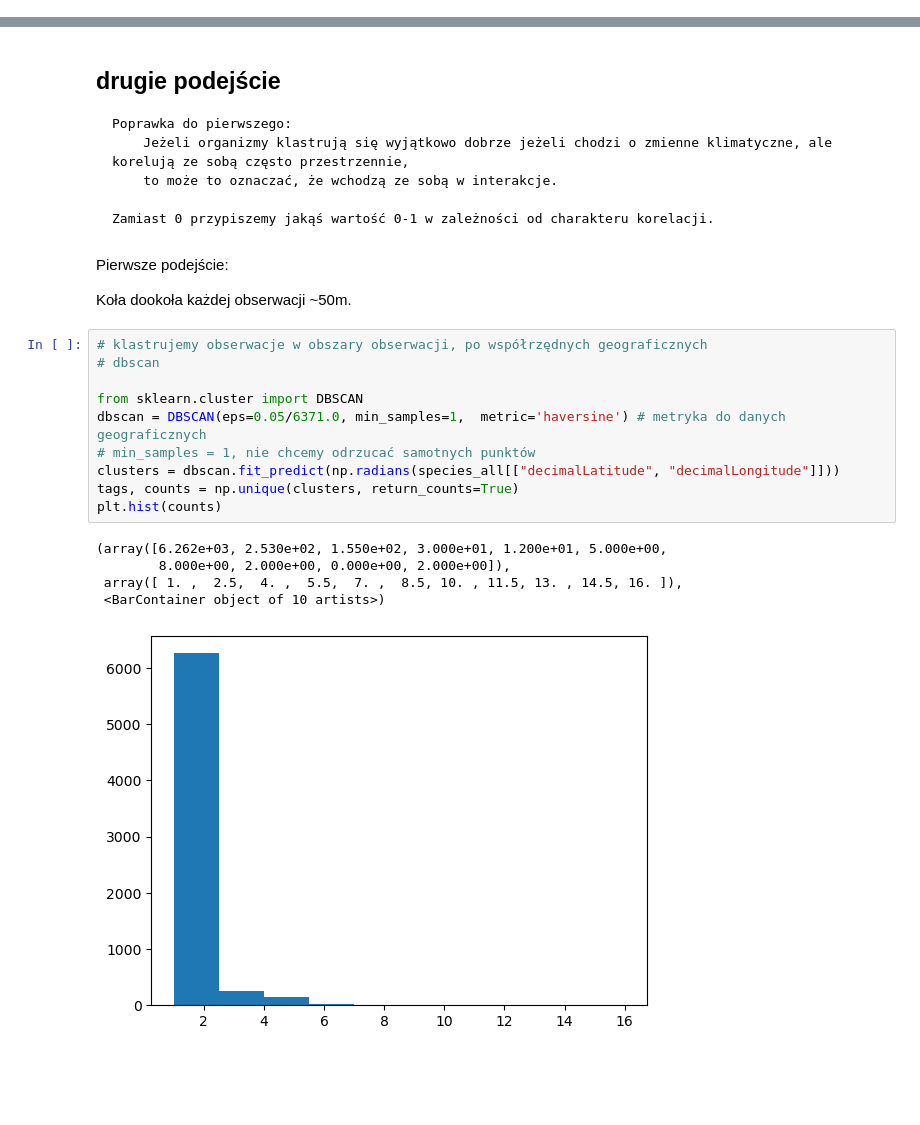
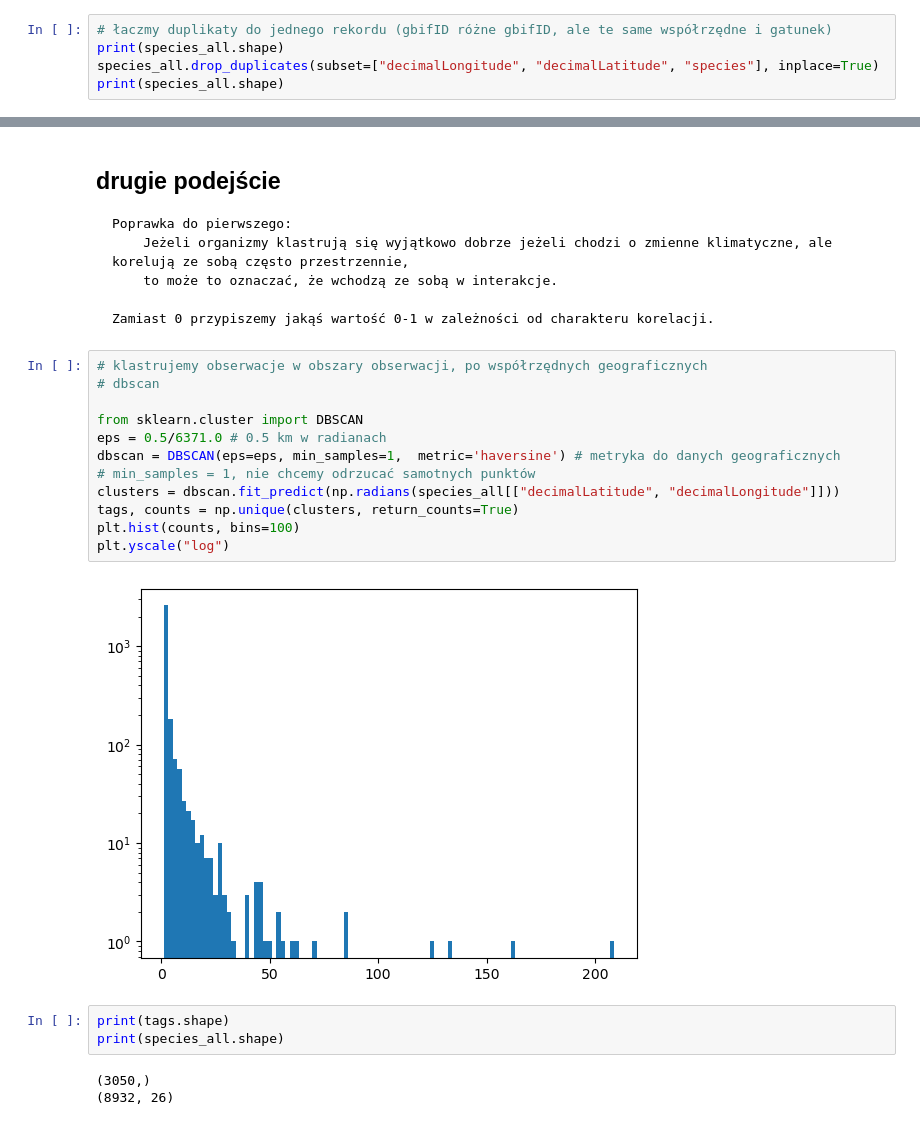
Before and after one commit to Kajsyr/Tatrzanskie-modelowanie, a Jupyter notebook: scratchbooks/scratch2.ipynb, the cells around one changed output, grey strips where cells are left out. Drawn from its saved outputs; the diff is of its cells as text; blank space fills up the shorter version.

````diff
--- a/scratchbooks/scratch2.ipynb
+++ b/scratchbooks/scratch2.ipynb
@@ -39,0 +65,5 @@ Name: count, dtype: int64
+# %%
+# łaczmy duplikaty do jednego rekordu (gbifID różne gbifID, ale te same współrzędne i gatunek)
+print(species_all.shape)
+species_all.drop_duplicates(subset=["decimalLongitude", "decimalLatitude", "species"], inplace=True)
+print(species_all.shape)
@@ -61,26 +102,26 @@ Poprawka do pierwszego:
 
 Zamiast 0 przypiszemy jakąś wartość 0-1 w zależności od charakteru korelacji.
 ```
-# %% [markdown]
-Pierwsze podejście:
-
-Koła dookoła każdej obserwacji ~50m.
 # %%
 # klastrujemy obserwacje w obszary obserwacji, po współrzędnych geograficznych
 # dbscan
 
 from sklearn.cluster import DBSCAN
-dbscan = DBSCAN(eps=0.05/6371.0, min_samples=1,  metric='haversine') # metryka do danych geograficznych
+eps = 0.5/6371.0 # 0.5 km w radianach
+dbscan = DBSCAN(eps=eps, min_samples=1,  metric='haversine') # metryka do danych geograficznych
 # min_samples = 1, nie chcemy odrzucać samotnych punktów
 clusters = dbscan.fit_predict(np.radians(species_all[["decimalLatitude", "decimalLongitude"]]))
 tags, counts = np.unique(clusters, return_counts=True)
-plt.hist(counts)
+plt.hist(counts, bins=100)
+plt.yscale("log")
 # %% [output]
-(array([6.262e+03, 2.530e+02, 1.550e+02, 3.000e+01, 1.200e+01, 5.000e+00,
-        8.000e+00, 2.000e+00, 0.000e+00, 2.000e+00]),
- array([ 1. ,  2.5,  4. ,  5.5,  7. ,  8.5, 10. , 11.5, 13. , 14.5, 16. ]),
- <BarContainer object of 10 artists>)
-[figure, old version]
+[figure, new version]
+# %%
+print(tags.shape)
+print(species_all.shape)
+# %% [output]
+(3050,)
+(8932, 26)
 # %%
 species_all["cluster"] = clusters
 cluster_pd = pd.DataFrame({"cluster": tags, "count": counts})
````
Also changed, not shown: parts of 19 cells of this notebook.
